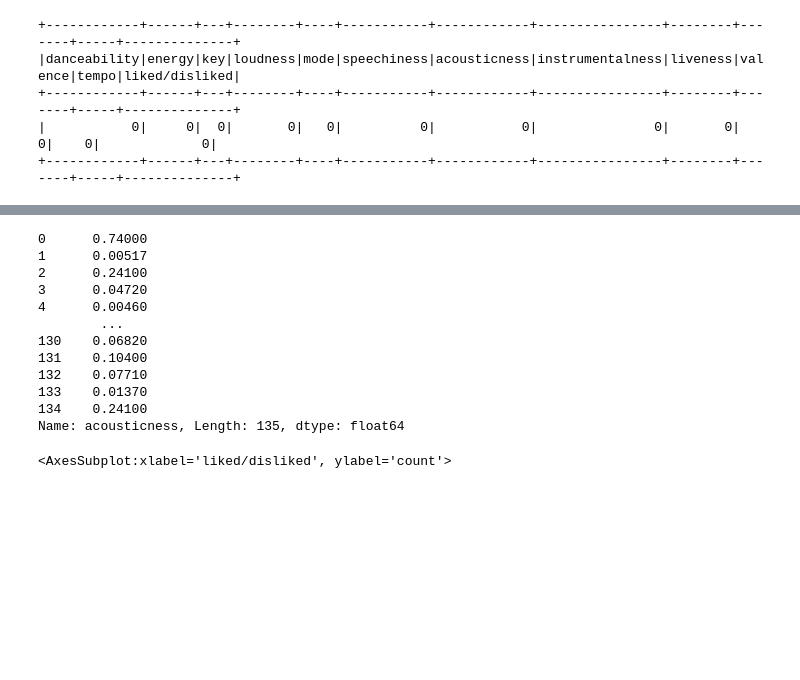
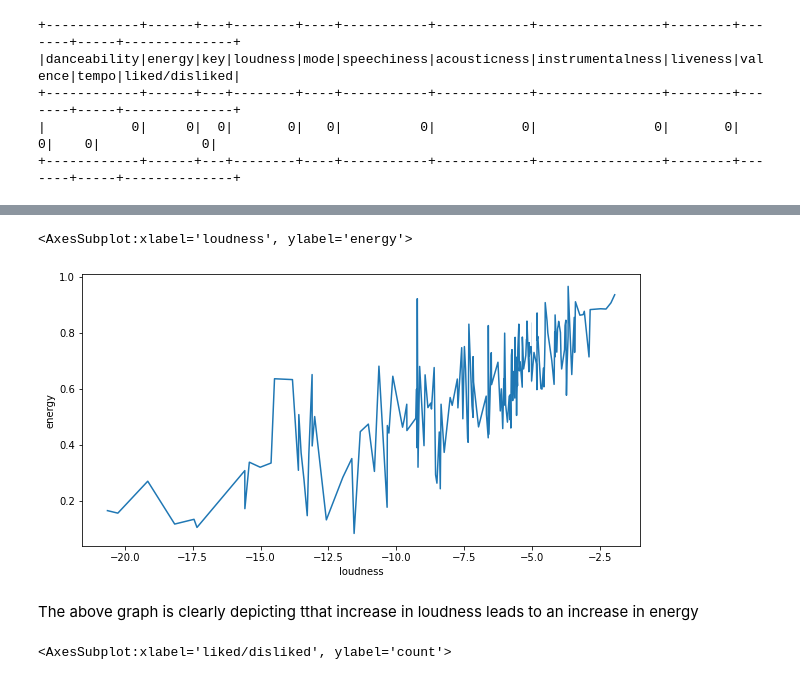
Before and after one commit to Raveesh1505/Spotify-recommendations, a Jupyter notebook: songs_eda.ipynb, the cells around one changed output, grey strips where cells are left out. Drawn from its saved outputs; the diff is of its cells as text; code cells hidden in the pictures; blank space fills up the shorter version.

```diff
--- a/songs_eda.ipynb
+++ b/songs_eda.ipynb
@@ -140,18 +147,14 @@ sns.heatmap(data.corr(), annot = True)
-# %%
-data['acousticness'].mean
-# %% [output]
-0      0.74000
-1      0.00517
-2      0.24100
-3      0.04720
-4      0.00460
-        ...
-130    0.06820
-131    0.10400
-132    0.07710
-133    0.01370
-134    0.24100
-Name: acousticness, Length: 135, dtype: float64
+# %%
+# Printing a visualisation between loudness and enrgy as the heatmap shows a
+# strong correlation between both of them
+
+plt.figure(figsize=(10,5))
+sns.lineplot(x=data['loudness'], y=data['energy'])
+# %% [output]
+<AxesSubplot:xlabel='loudness', ylabel='energy'>
+[figure, added]
+# %% [markdown]
+The above graph is clearly depicting tthat increase in loudness leads to an increase in energy
 # %%
 # Printing a count plot top see how much data is present for each liked as well as disliked song
 sns.countplot(x='liked/disliked',data=data)
```
Also changed, not shown: parts of 7 cells of this notebook.
